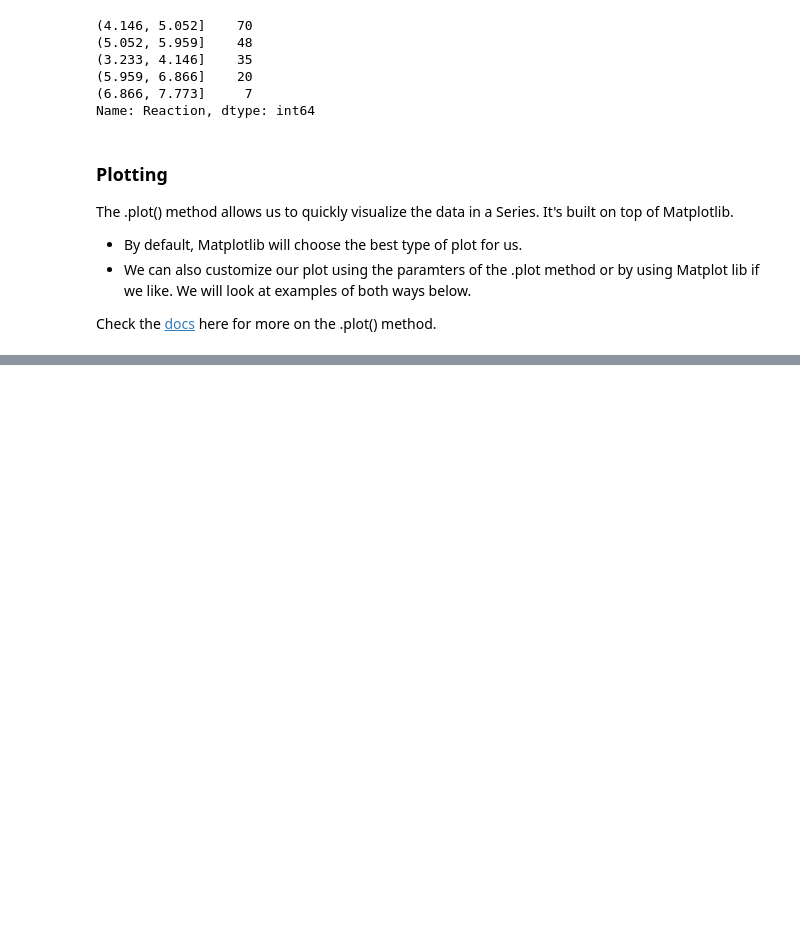
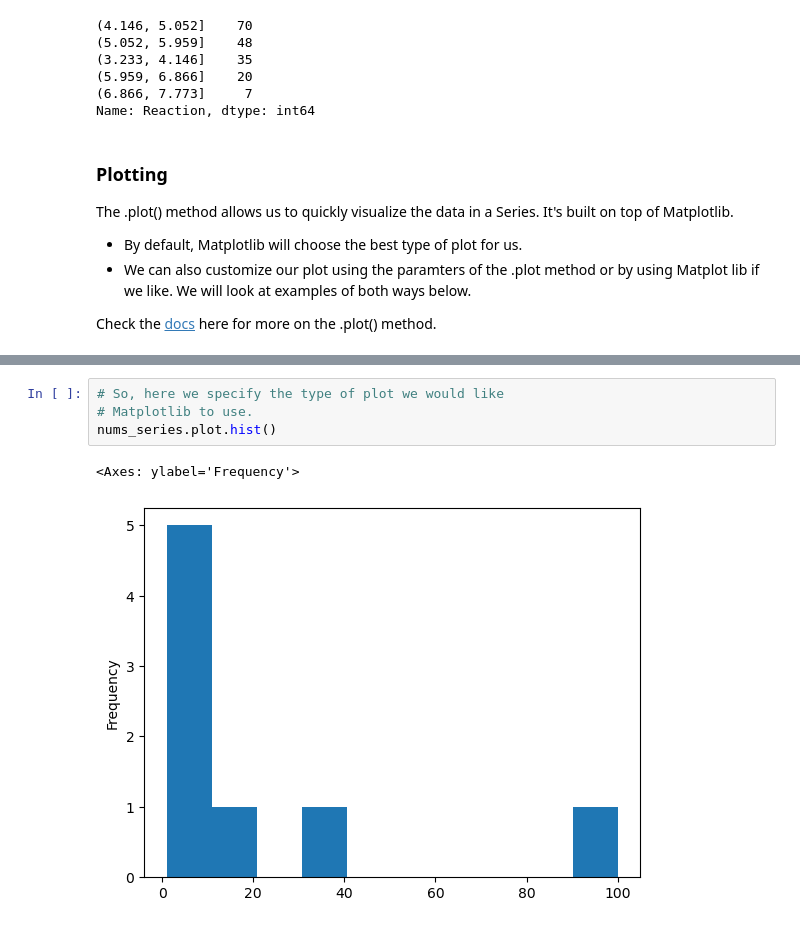
Before and after one commit to RichardAlcabes22/codeup_review, a Jupyter notebook: 3-data_science_libraries/00_pandas_series_lesson.ipynb, the cells around one changed output, grey strips where cells are left out. Cells and saved outputs as stored; diff of their text form; blank space fills up the shorter version.

```diff
--- a/3-data_science_libraries/00_pandas_series_lesson.ipynb
+++ b/3-data_science_libraries/00_pandas_series_lesson.ipynb
@@ -1102,0 +1112,7 @@ Check the [docs](https://pandas.pydata.org/pandas-docs/version/0.24.2/reference
+# %%
+# So, here we specify the type of plot we would like
+# Matplotlib to use.
+nums_series.plot.hist()
+# %% [output]
+<Axes: ylabel='Frequency'>
+[figure, added]
```
Also changed, not shown: parts of 2 cells of this notebook.
